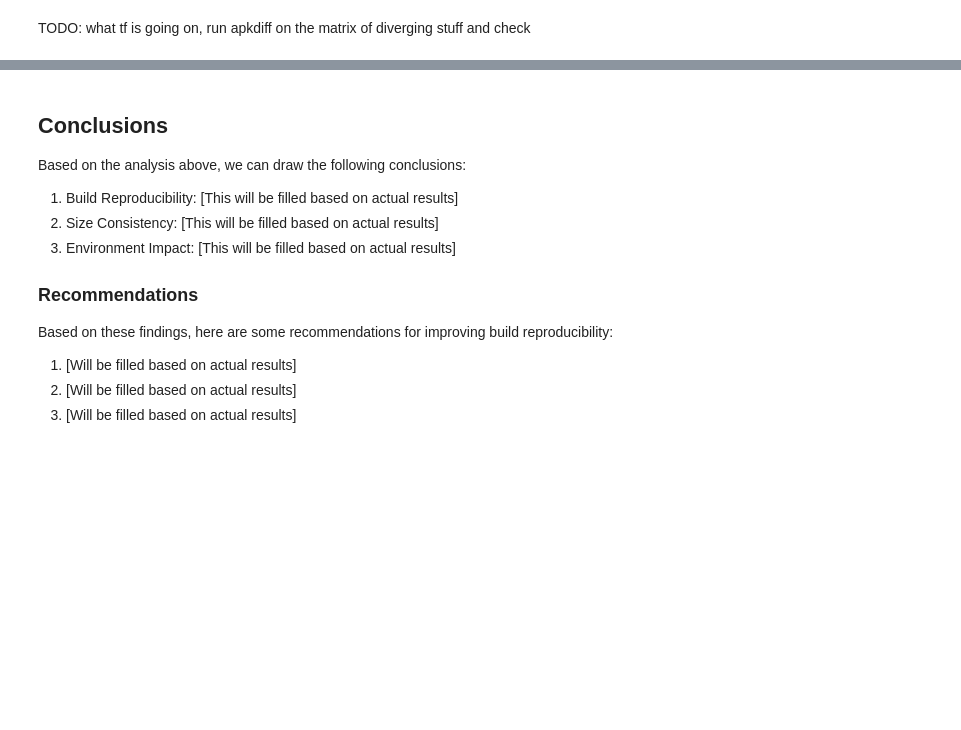
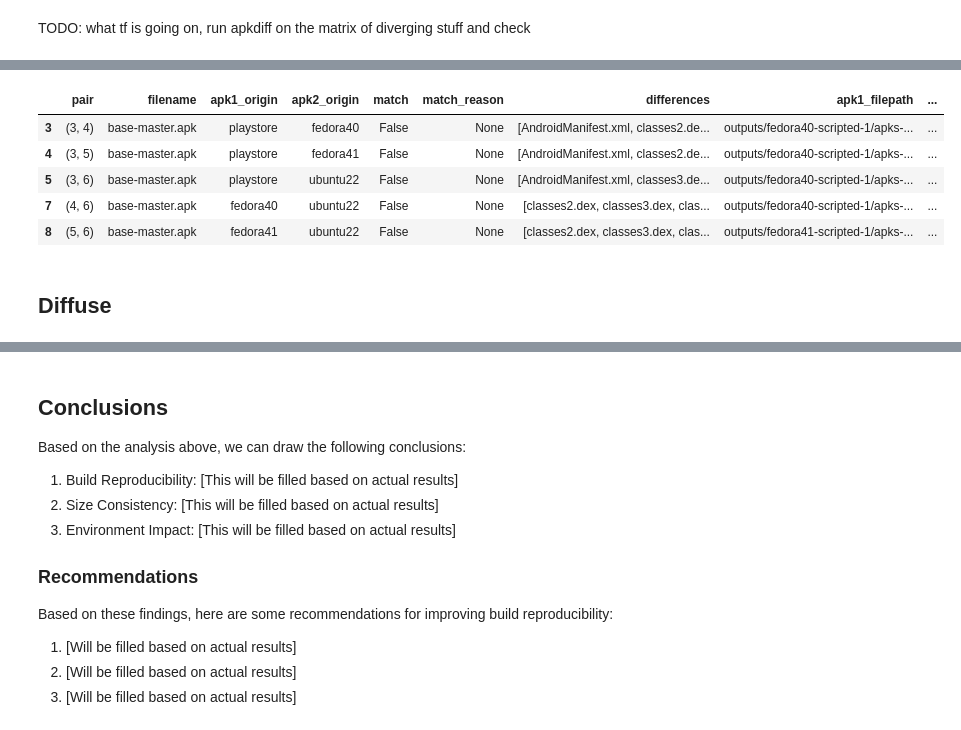
Before and after one commit to TheTechZone/reproducible-tests, a Jupyter notebook: analysis.ipynb, the cells around one changed output, grey strips where cells are left out. Cells and saved outputs as stored; diff of their text form; code cells hidden in the pictures; blank space fills up the shorter version.

```diff
--- a/analysis.ipynb
+++ b/analysis.ipynb
@@ -679,0 +695,11 @@ TODO: what tf is going on, run apkdiff on the matrix of diverging stuff and chec
+# %%
+mismatched[mismatched["filename"].str.contains("master")]
+# %% [output]
+|  | pair | filename | apk1_origin | apk2_origin | match | match_reason | differences | apk1_filepath | ... |
+| 3 | (3, 4) | base-master.apk | playstore | fedora40 | False | None | [AndroidManifest.xml, classes2.de... | outputs/fedora40-scripted-1/apks-... | ... |
+| 4 | (3, 5) | base-master.apk | playstore | fedora41 | False | None | [AndroidManifest.xml, classes2.de... | outputs/fedora40-scripted-1/apks-... | ... |
+| 5 | (3, 6) | base-master.apk | playstore | ubuntu22 | False | None | [AndroidManifest.xml, classes3.de... | outputs/fedora40-scripted-1/apks-... | ... |
+| 7 | (4, 6) | base-master.apk | fedora40 | ubuntu22 | False | None | [classes2.dex, classes3.dex, clas... | outputs/fedora40-scripted-1/apks-... | ... |
+| 8 | (5, 6) | base-master.apk | fedora41 | ubuntu22 | False | None | [classes2.dex, classes3.dex, clas... | outputs/fedora41-scripted-1/apks-... | ... |
+# %% [markdown]
+## Diffuse
```
Also changed, not shown: parts of 9 cells of this notebook.
